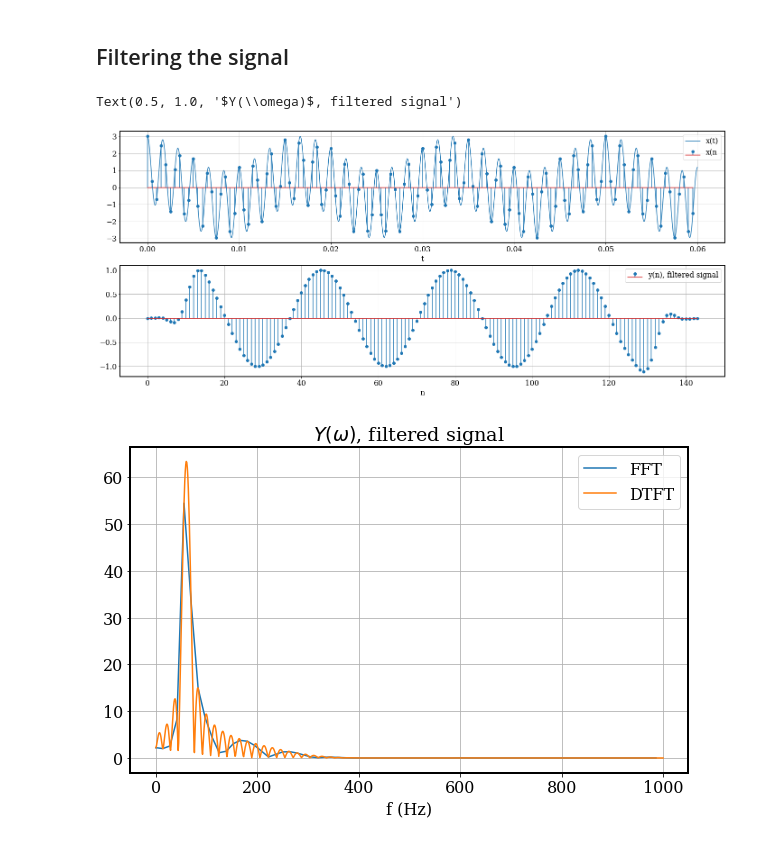
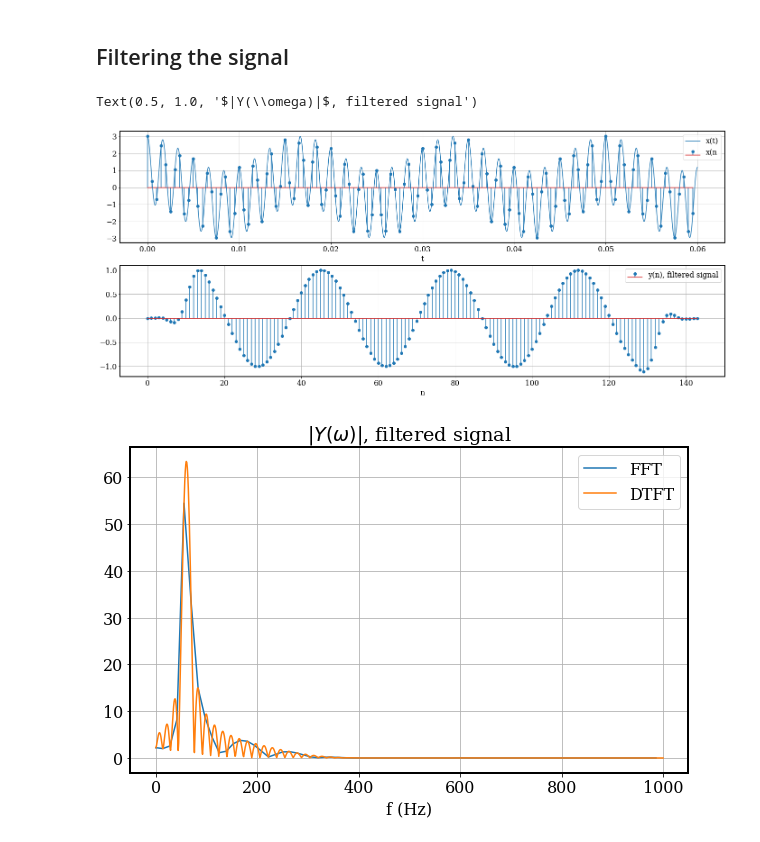
Before and after one commit to moisesoliveira08/Digital-Signal-Processing---UFCG, a Jupyter notebook: FIR.ipynb, the cells around one changed output. Saved outputs shown, nothing was run; the diff lists cells and outputs as text; code cells hidden in the pictures.

```diff
--- a/FIR.ipynb
+++ b/FIR.ipynb
@@ -116,33 +116,33 @@ freq = freq[:freq.size//2] ## only the positive part of the spectrum
 Y = np.fft.fft(y)
 Y = Y[:Y.size//2] ## only the part where the domain is positive
 
 a = np.linspace(0, pi, 1000)
 b = Fourier(a, y) ## DTFT of the output signal, Discrete Time Fourier Transform
 
 figure, ax = plt.subplots(2, 1, figsize = (24, 10))
 
 ax[0].stem(k, x(k), label = 'x(n')
 ax[0].plot(t, x(t), label = 'x(t)')
 ax[0].grid(True)
 ax[0].set_xlabel('t')
 ax[0].legend(loc = 'upper right')
 
 ax[1].stem(position, y, label = 'y(n), filtered signal')
 ax[1].grid(True)
 ax[1].set_xlabel('n')
 ax[1].legend(loc = 'upper right')
 
 figure = plt.figure(figsize = (10,6))
 plt.plot(freq, abs(Y), label = 'FFT')
 plt.grid(True)
 plt.xlabel('f (Hz)')
 plt.legend(loc = 'upper right')
 
 plt.plot(a/(2*pi*T), abs(b), label = 'DTFT')
 plt.grid(True)
 plt.legend(loc = 'upper right')
-plt.title('$Y(\omega)$' + ', filtered signal')
+plt.title('$|Y(\omega)|$' + ', filtered signal')
 # %% [output]
-Text(0.5, 1.0, '$Y(\\omega)$, filtered signal')
+Text(0.5, 1.0, '$|Y(\\omega)|$, filtered signal')
 [figure]
-[figure, old version]
+[figure, new version]
```
Also changed, not shown: 1 other file.
